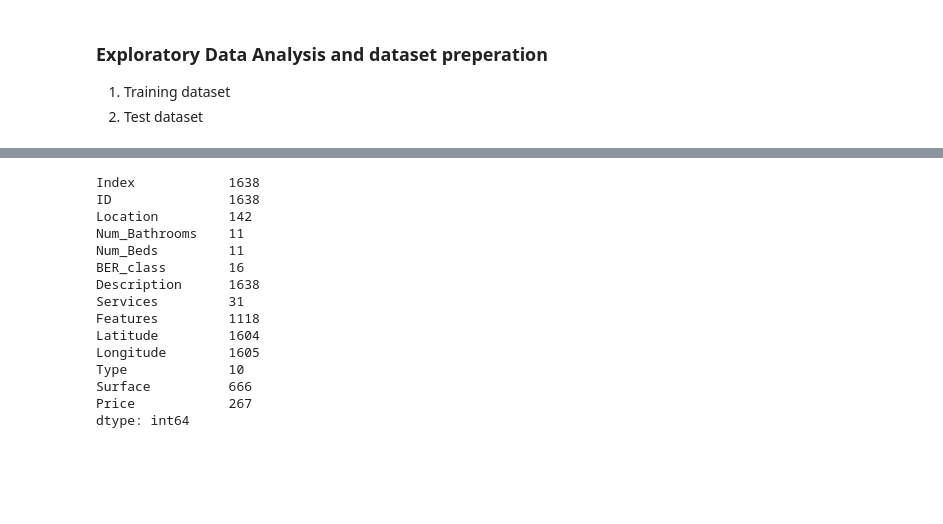
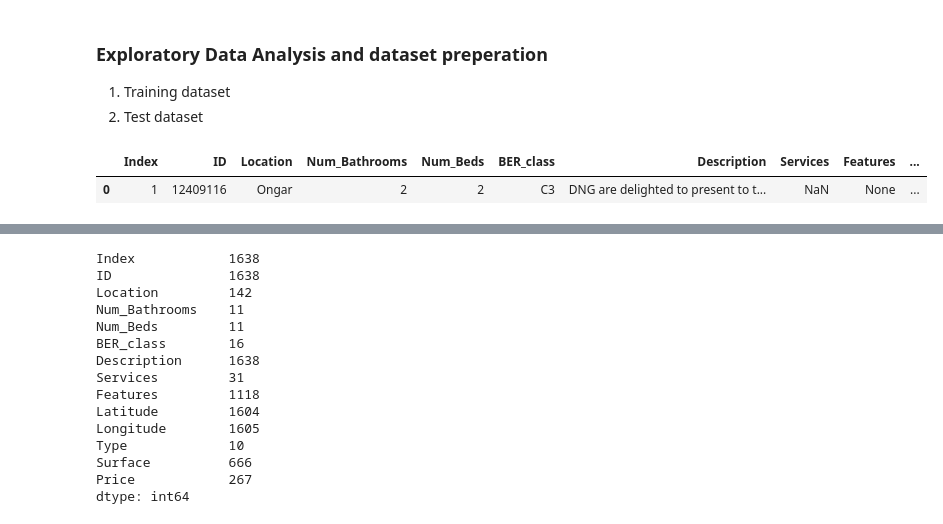
Before and after one commit to markdevine/ET5003_SEM1_2021-2, a Jupyter notebook: ET5003_KaggleCompetition_MarkDevine_19187289.ipynb, the cells around one changed output, grey strips where cells are left out. Drawn from its saved outputs; the diff is of its cells as text; code cells hidden in the pictures; blank space fills up the shorter version.

```diff
--- a/ET5003_KaggleCompetition_MarkDevine_19187289.ipynb
+++ b/ET5003_KaggleCompetition_MarkDevine_19187289.ipynb
@@ -202,6 +184,9 @@ from sklearn.model_selection import train_test_split
 1.   Training dataset
 2.   Test dataset
 # %%
-# show the first few data frame rows
-df_train.head(3)
+# show the first data frame row in the training dataset
+df_train.head(1)
+# %% [output]
+|  | Index | ID | Location | Num_Bathrooms | Num_Beds | BER_class | Description | Services | Features | ... |
+| 0 | 1 | 12409116 | Ongar | 2 | 2 | C3 | DNG are delighted to present to t... | NaN | None | ... |
 # %%
```
Also changed, not shown: parts of 47 cells of this notebook.
